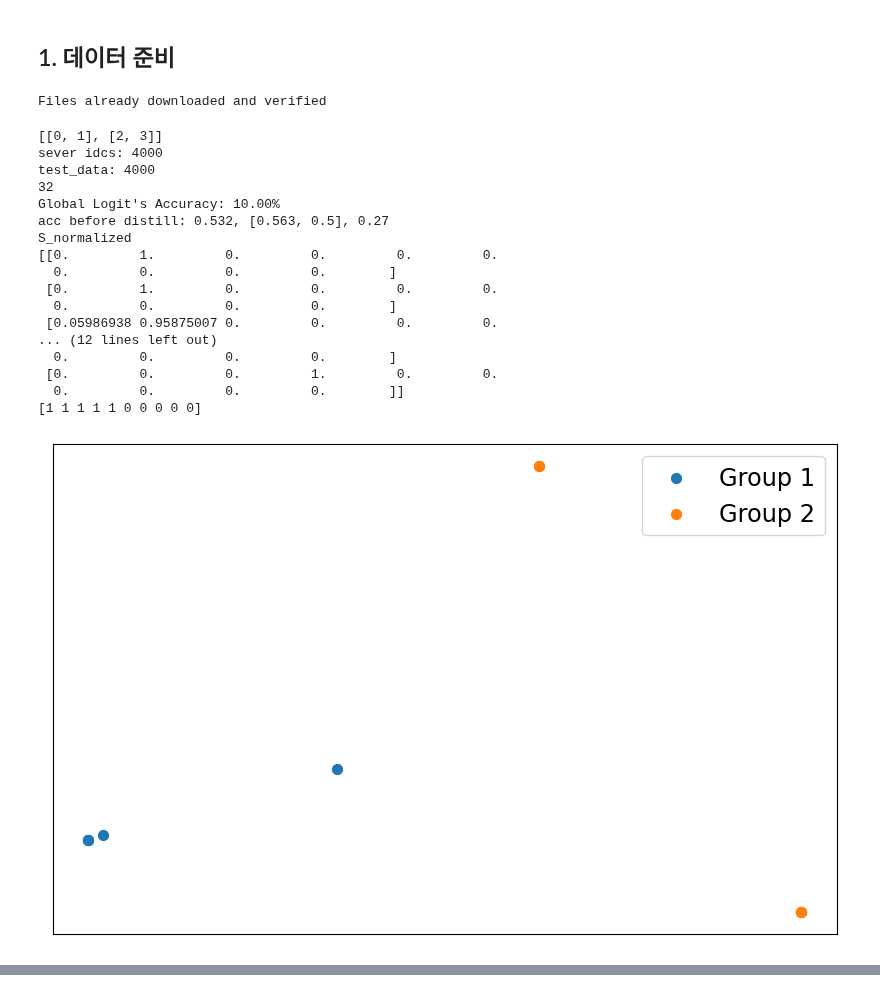
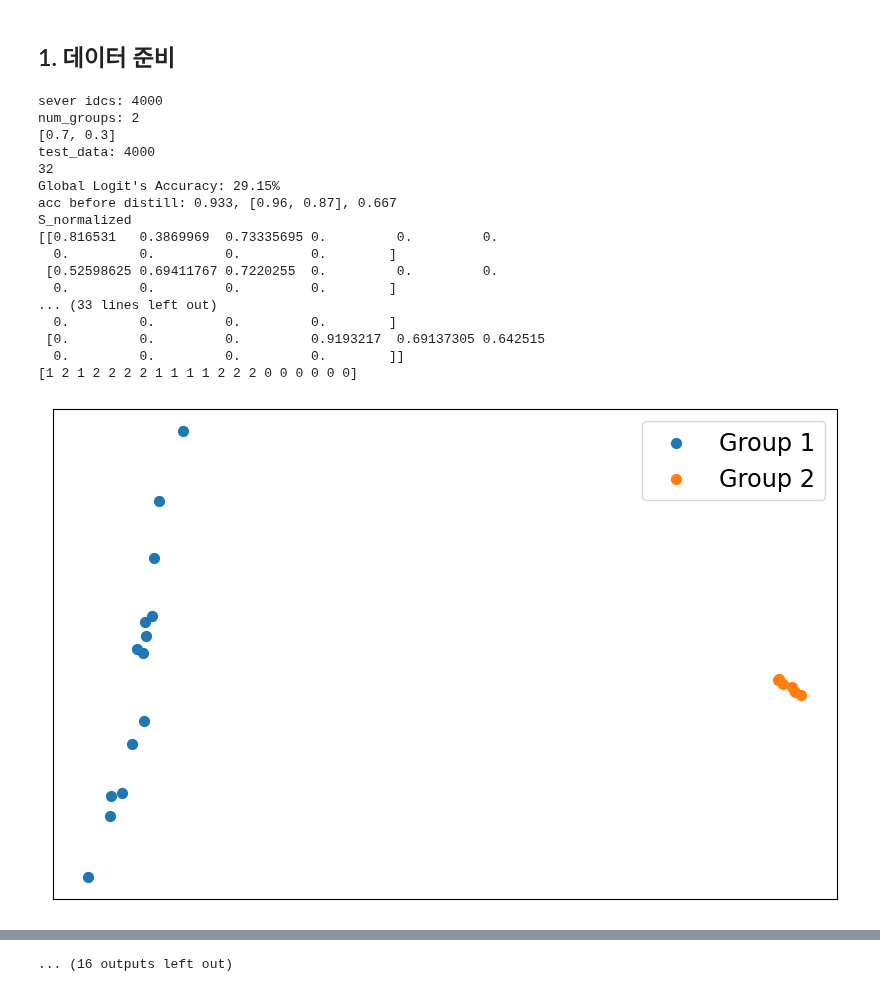
Before and after one commit to yangbaechu/FD-with-Label-Based-Group-Structure, a Jupyter notebook: FedCD.ipynb, the cells around one changed output, grey strips where cells are left out. Drawn from its saved outputs; the diff is of its cells as text; code cells hidden in the pictures.

Commit message:
Unbalanced performance experiment with t = 2

```diff
--- a/FedCD.ipynb
+++ b/FedCD.ipynb
@@ -44,8 +44,8 @@ NUMBER_OF_CLUSTER = 3
 ALPHA = 0.1
 device = "cuda" if torch.cuda.is_available() else "cpu"
 # %%
-data = datasets.CIFAR10(root="CIFAR10/", download=True)
-# data = datasets.MNIST(root="MNIST/", download=False)
+# data = datasets.CIFAR10(root="CIFAR10/", download=True)
+data = datasets.MNIST(root="MNIST/", download=False)
 idcs = np.random.permutation(len(data))
 
 def cluster(server, clients, number_of_cluster):
@@ -272,8 +272,6 @@ def save_tensor_to_csv(tensor, filename):
 #             weights.append(max_classes[i][j])
 #         print(weights)
 #         cluster_weights.append(weights)
-# %% [output]
-Files already downloaded and verified
 # %%
 def make_global_logit(n_clients, total_client_data, distill_data, number_of_cluster, cluster_distribution, instance_per_class, instances_per_class_per_client):
     data_per_class=int(distill_data//10)
@@ -283,7 +281,7 @@ def make_global_logit(n_clients, total_client_data, distill_data, number_of_clus
     server_idcs = generate_server_idcs(test_idcs, test_labels, int(distill_data//10))
     print(f'sever idcs: {len(server_idcs)}')
     #client_idcs, _ = split_7plus3class_unbalanced(train_idcs, train_labels, n_clients, cluster_distribution, instance_per_class, instance_per_minor_class)
-    client_idcs = split_contain_multiclass(train_idcs, train_labels, n_clients, instance_per_class, instances_per_class_per_client)
+    client_idcs = split_contain_multiclass(train_idcs, train_labels, n_clients, instance_per_class, instances_per_class_per_client, cluster_distribution)
 
     client_data = [CustomSubset(data, idcs) for idcs in client_idcs]
     test_data = CustomSubset(data, server_idcs, transforms.Compose([transforms.ToTensor()]))
@@ -502,62 +500,66 @@ def model_clustering_exp(n_clients, total_client_data, distill_data, number_of_c
     print(f'silhouette: {silhouette}, ari: {ari}')
     return silhouette, ari
 # %%
+# Define the range for t
+t_values = [2]
+
 # Initialize empty DataFrames to store results with multi-level columns
-t_values = [1, 1.5, 2, 2.5, 3, 3.5, 4]
-multi_col = pd.MultiIndex.from_product([t_values, ['before_distill', 'global_distill', 'cluster_distill']], names=['t_value', 'Metric'])
+c_ds = ['type1', 'type2', 'type3', 'type4', 'type5', 'type6']
+cluster_distributions = [[0.7, 0.3], [0.8, 0.2], [0.5, 0.3, 0.2], [0.6, 0.2, 0.2], [0.4, 0.3, 0.2, 0.1], [0.5, 0.2, 0.2, 0.1]]
+cluster_counts = [2, 2, 3, 3, 4, 4]
+n_clients = 20
+class_per_cluster = 3
+
+multi_col = pd.MultiIndex.from_product([c_ds, ['before_distill', 'global_distill', 'cluster_distill']], names=['cluster_distribution', 'Metric'])
 df_client_accs = pd.DataFrame(columns=multi_col)
 df_cluster_accs = pd.DataFrame(columns=multi_col)
 df_global_accs = pd.DataFrame(columns=multi_col)
-df_metrics = pd.DataFrame(columns=['t_value', 'Silhouette', 'ARI'])  # New DataFrame for silhouette and ARI
+df_metrics = pd.DataFrame(columns=['t', 'cluster_distribution', 'Silhouette', 'ARI'])  # Added 't' here
 
-# Iterate over different cluster_count values
-for cluster_count in [2, 4, 6, 8]:
-    # Fixed class_per_cluster to 2
-    class_per_cluster = 2
-    n_clients = cluster_count * 5
-    instances_per_class_per_client = get_combination(cluster_count, class_per_cluster)
+for t in t_values:  # New loop for iterating over t
+    for cluster_distribution, c_d, cluster_count in zip(cluster_distributions, c_ds, cluster_counts):
+        instances_per_class_per_client = get_combination(cluster_count, class_per_cluster)
 
-    # Iterate over different t values
-    for t in t_values:
         # Replace with your actual cluster_train_result_exp function
         client_accs, cluster_accs, global_accs, silhouette, ari = cluster_train_result_exp(
-            n_clients, 40000, 4000, cluster_count, [1/cluster_count] * cluster_count, 100, instances_per_class_per_client, t
+            n_clients, 40000, 4000, cluster_count, cluster_distribution, 50, instances_per_class_per_client, t
         )
 
         # Update DataFrame
-        experiment_key = f"{cluster_count}_{t}"  # Unique key for each experiment
-        df_client_accs.loc[experiment_key, (t, 'before_distill')] = client_accs[0]
-        df_client_accs.loc[experiment_key, (t, 'global_distill')] = client_accs[1]
-        df_client_accs.loc[experiment_key, (t, 'cluster_distill')] = client_accs[2]
+        experiment_key = f"{t}_{cluster_count}_{c_d}"  # Modified to include t
+        df_client_accs.loc[experiment_key, (c_d, 'before_distill')] = client_accs[0]
+        df_client_accs.loc[experiment_key, (c_d, 'global_distill')] = client_accs[2]
+        df_client_accs.loc[experiment_key, (c_d, 'cluster_distill')] = client_accs[1]
 
-        df_cluster_accs.loc[experiment_key, (t, 'before_distill')] = cluster_accs[0]
-        df_cluster_accs.loc[experiment_key, (t, 'global_distill')] = cluster_accs[1]
-        df_cluster_accs.loc[experiment_key, (t, 'cluster_distill')] = cluster_accs[2]
+        df_cluster_accs.loc[experiment_key, (c_d, 'before_distill')] = cluster_accs[0]
+        df_cluster_accs.loc[experiment_key, (c_d, 'global_distill')] = cluster_accs[2]
+        df_cluster_accs.loc[experiment_key, (c_d, 'cluster_distill')] = cluster_accs[1]
 
-        df_global_accs.loc[experiment_key, (t, 'before_distill')] = global_accs[0]
-        df_global_accs.loc[experiment_key, (t, 'global_distill')] = global_accs[1]
-        df_global_accs.loc[experiment_key, (t, 'cluster_distill')] = global_accs[2]
+        df_global_accs.loc[experiment_key, (c_d, 'before_distill')] = global_accs[0]
+        df_global_accs.loc[experiment_key, (c_d, 'global_distill')] = global_accs[2]
+        df_global_accs.loc[experiment_key, (c_d, 'cluster_distill')] = global_accs[1]
 
         # Save silhouette and ARI
-        df_metrics.loc[experiment_key, 't_value'] = t
+        df_metrics.loc[experiment_key, 't'] = t  # Save t value
+        df_metrics.loc[experiment_key, 'cluster_distribution'] = cluster_distribution
         df_metrics.loc[experiment_key, 'Silhouette'] = silhouette
         df_metrics.loc[experiment_key, 'ARI'] = ari
 # %% [output]
-[[0, 1], [2, 3]]
 sever idcs: 4000
+num_groups: 2
+[0.7, 0.3]
 test_data: 4000
 32
-Global Logit's Accuracy: 10.00%
-acc before distill: 0.532, [0.563, 0.5], 0.27
+Global Logit's Accuracy: 29.15%
+acc before distill: 0.933, [0.96, 0.87], 0.667
 S_normalized
-[[0.         1.         0.         0.         0.         0.
+[[0.816531   0.3869969  0.73335695 0.         0.         0.
   0.         0.         0.         0.        ]
- [0.         1.         0.         0.         0.         0.
+ [0.52598625 0.69411767 0.7220255  0.         0.         0.
   0.         0.         0.         0.        ]
- [0.05986938 0.95875007 0.         0.         0.         0.
-... (12 lines left out)
+... (33 lines left out)
   0.         0.         0.         0.        ]
- [0.         0.         0.         1.         0.         0.
+ [0.         0.         0.         0.9193217  0.69137305 0.642515
   0.         0.         0.         0.        ]]
-[1 1 1 1 1 0 0 0 0 0]
+[1 2 1 2 2 2 2 1 1 1 1 2 2 2 0 0 0 0 0 0]
-[figure, old version]
+[figure, new version]
@@ -566,0 +656 @@ client 0 distill
+... (16 outputs left out)
```
Also changed, not shown: parts of 14 cells of this notebook, 2 other files.
